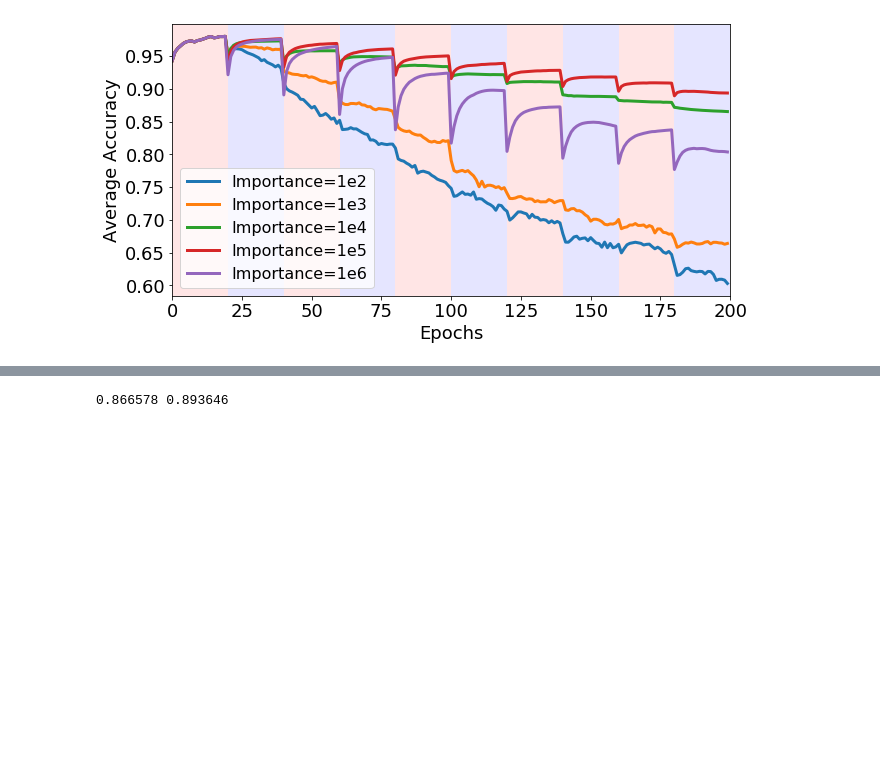
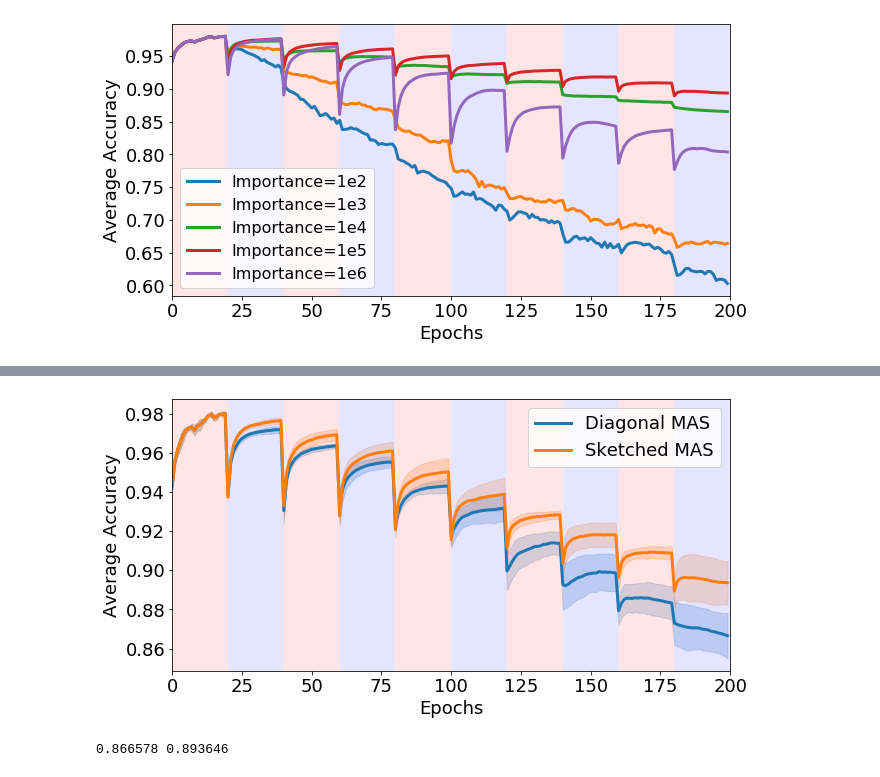
Before and after one commit to lihr04/corel2m, a Jupyter notebook: Visualization_Permuted_MNIST.ipynb, the cells around one changed output, grey strips where cells are left out. Cells and saved outputs as stored; diff of their text form; code cells hidden in the pictures; blank space fills up the shorter version.

```diff
--- a/Visualization_Permuted_MNIST.ipynb
+++ b/Visualization_Permuted_MNIST.ipynb
@@ -377,3 +406,33 @@ plt.show()
+# %%
+acc_mas = acc_mas_list[4]
+acc_sketch_mas = acc_sketch_mas_list[3]
+
+plt.figure(figsize=(10,5))
+for t in range(num_task):
+    if t%2:
+        c='b'
+    else:
+        c='r'
+    plt.axvspan(t*epochs, (t+1)*epochs, facecolor=c, alpha=0.1)
+plt.plot(get_mean_acc(acc_mas,epochs),'C0',linewidth=3)
+plt.fill_between(np.arange(0,num_task*epochs),
+                 get_mean_acc(acc_mas,epochs)-acc_mas_std,
+                 get_mean_acc(acc_mas,epochs)+acc_mas_std,
+                 color='C0',alpha=.2)
+plt.plot(get_mean_acc(acc_sketch_mas,epochs),'C1',linewidth=3)
+plt.fill_between(np.arange(0,num_task*epochs),
+                 get_mean_acc(acc_sketch_mas,epochs)-acc_sketch_mas_std,
+                 get_mean_acc(acc_sketch_mas,epochs)+acc_sketch_mas_std,
+                 color='C1',alpha=.2)
+
+plt.xlim(0,num_task*epochs)
+plt.xticks(fontsize=18),plt.yticks(fontsize=18)
+plt.legend(['Diagonal MAS','Sketched MAS'],fontsize=18)
+plt.xlabel('Epochs',fontsize=18),plt.ylabel('Average Accuracy',fontsize=18)
+plt.savefig('figure/hahahahaha_mas.pdf', bbox_inches='tight')
+plt.show()
+# %% [output]
+[figure, added]
 # %%
 print(get_mean_acc(acc_mas,epochs)[-1],
       get_mean_acc(acc_sketch_mas,epochs)[-1])
```
Also changed, not shown: parts of 2 cells of this notebook, 8 other files.
